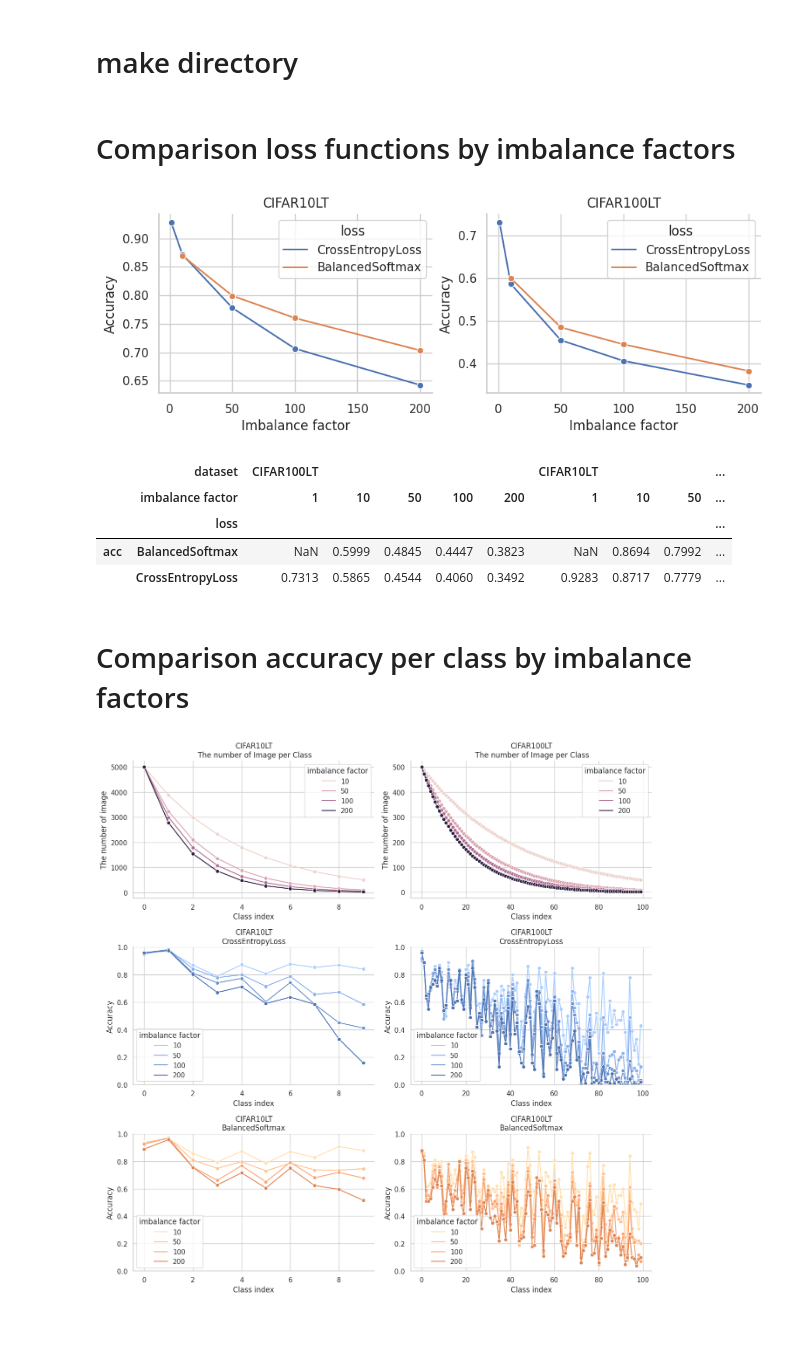
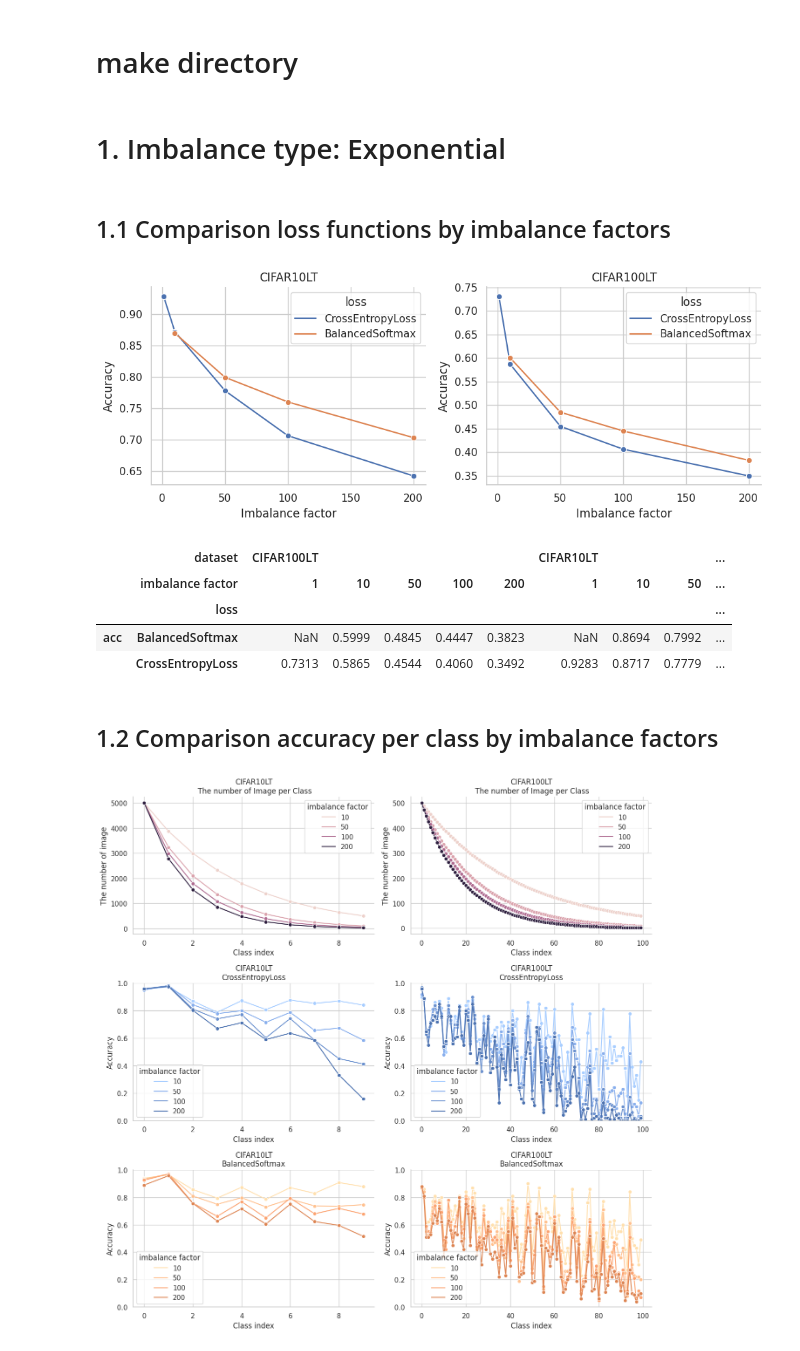
Before and after one commit to TooTouch/BalancedSoftmax, a Jupyter notebook: figures.ipynb, the cells around one changed output. Drawn from its saved outputs; the diff is of its cells as text; code cells hidden in the pictures.

```diff
--- a/figures.ipynb
+++ b/figures.ipynb
@@ -78,10 +87,12 @@ def get_results_per_cls(dataname: str, num_classes: int):
 # %%
 savedir = './assets'
 os.makedirs(savedir, exist_ok=True)
+# %% [markdown]
+# 1. Imbalance type: Exponential
 # %% [markdown]
-# Comparison loss functions by imbalance factors
+## 1.1 Comparison loss functions by imbalance factors
 # %%
-r = glob('./results/**/results_seed0_best.json', recursive=True)
+r = glob('./results/**/[!step]*/results_seed0_best.json', recursive=True)
 r.sort()
 
 datasets = []
@@ -108,36 +119,37 @@ exp_info = {'dataset': datasets, 'loss': losses, 'imbalance factor': imb_factors
 exp_info.update(metrics_dict)
 df = pd.DataFrame(exp_info)
 # %%
-fig, ax = plt.subplots(1, 2, figsize=(10,3))
+fig, ax = plt.subplots(1, 2, figsize=(10,4))
 for i, d in enumerate(['CIFAR10LT', 'CIFAR100LT']):
     sns.lineplot(
         x      = 'imbalance factor',
         y      = 'acc',
         marker = 'o',
         hue    = 'loss',
         hue_order = ['CrossEntropyLoss','BalancedSoftmax'],
         data   = df[df['dataset'] == d],
         ax     = ax[i]
     )
     ax[i].set_ylabel('Accuracy')
     ax[i].set_xlabel('Imbalance factor')
     ax[i].set_title(d)
 
+    plt.tight_layout()
     plt.savefig(os.path.join(savedir, 'figure1.jpg'), dpi=300)
 # %% [output]
-[figure, old version]
+[figure, new version]
 # %%
 df = df.set_index(['dataset','imbalance factor','loss']).unstack().T
 df.to_csv(os.path.join(savedir, 'table1.csv'))
-# %%
-df
-# %% [output]
-|  | dataset | CIFAR100LT |  |  |  |  | CIFAR10LT |  |  | ... |
-|  | imbalance factor | 1 | 10 | 50 | 100 | 200 | 1 | 10 | 50 | ... |
-|  | loss |  |  |  |  |  |  |  |  | ... |
-| acc | BalancedSoftmax | NaN | 0.5999 | 0.4845 | 0.4447 | 0.3823 | NaN | 0.8694 | 0.7992 | ... |
-|  | CrossEntropyLoss | 0.7313 | 0.5865 | 0.4544 | 0.4060 | 0.3492 | 0.9283 | 0.8717 | 0.7779 | ... |
+# %%
+df
+# %% [output]
+|  | dataset | CIFAR100LT |  |  |  |  | CIFAR10LT |  |  | ... |
+|  | imbalance factor | 1 | 10 | 50 | 100 | 200 | 1 | 10 | 50 | ... |
+|  | loss |  |  |  |  |  |  |  |  | ... |
+| acc | BalancedSoftmax | NaN | 0.5999 | 0.4845 | 0.4447 | 0.3823 | NaN | 0.8694 | 0.7992 | ... |
+|  | CrossEntropyLoss | 0.7313 | 0.5865 | 0.4544 | 0.4060 | 0.3492 | 0.9283 | 0.8717 | 0.7779 | ... |
 # %% [markdown]
-# Comparison accuracy per class by imbalance factors
+## 1.2 Comparison accuracy per class by imbalance factors
 # %%
 # get results per class
```
Also changed, not shown: parts of 14 cells of this notebook, 5 other files.
